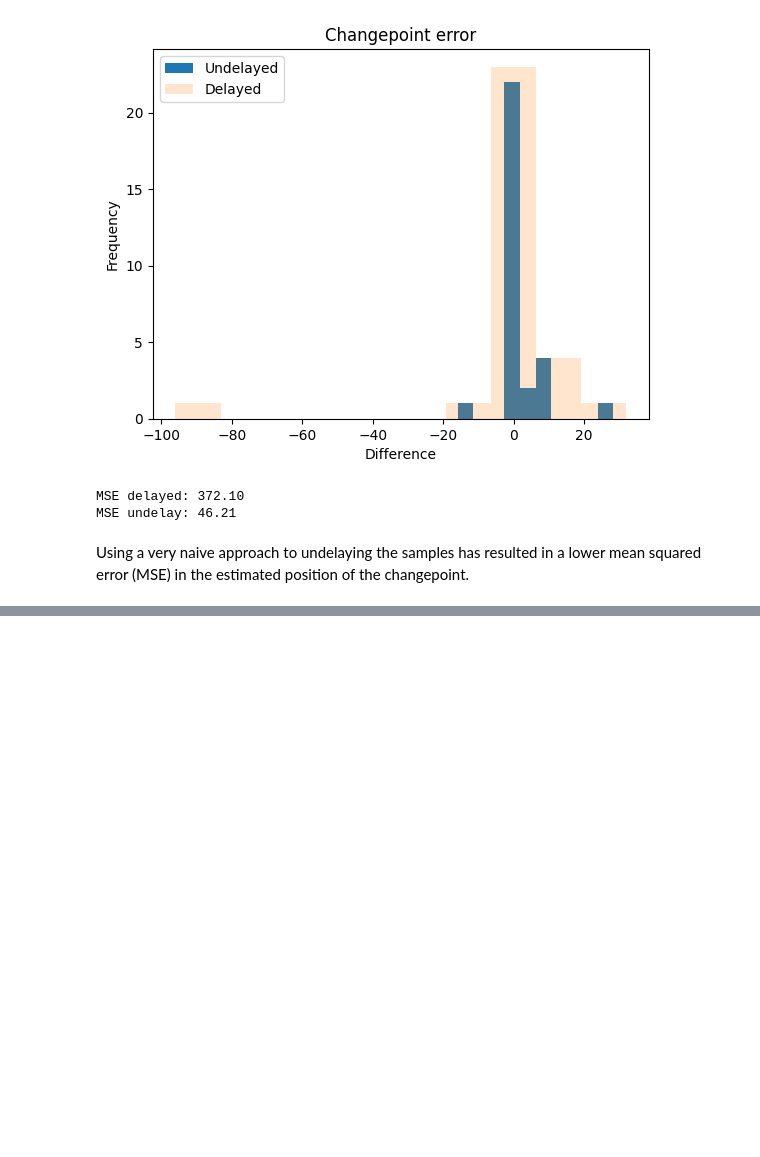
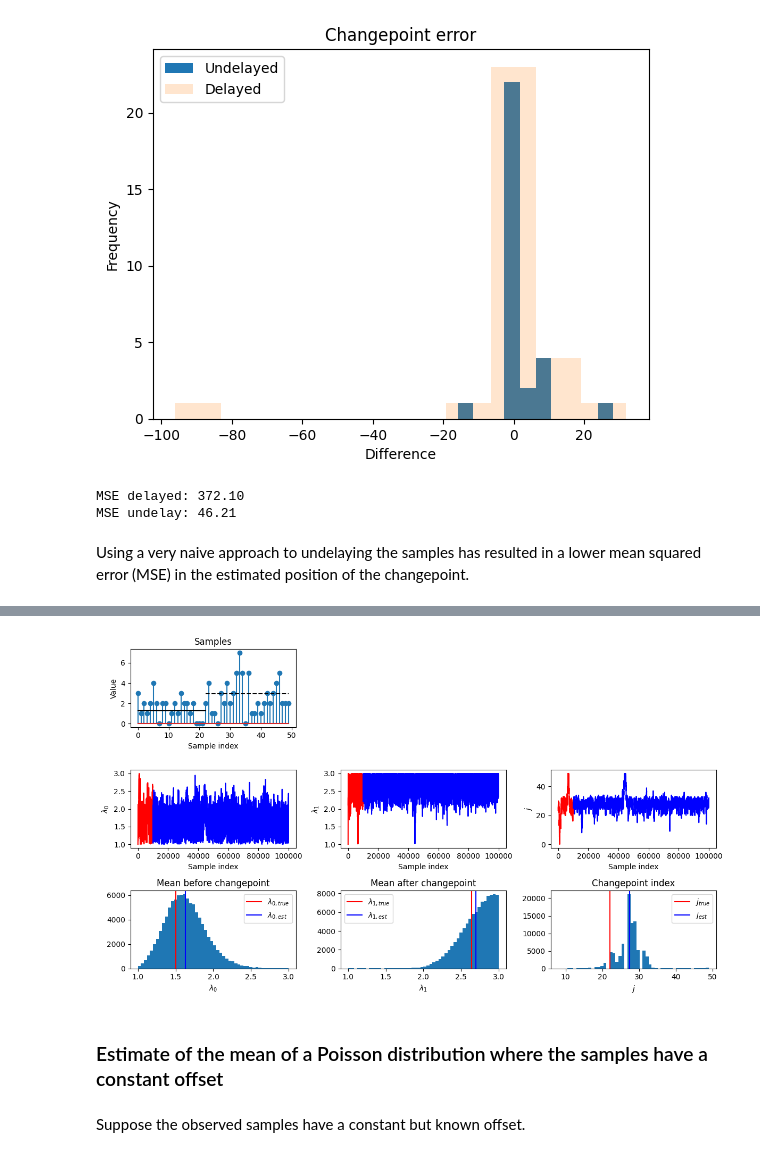
Before and after one commit to cdclaxton/learning, a Jupyter notebook: Python/DataScience/exploratory-notebooks/Changepoint detection with delayed samples.ipynb, the cells around one changed output, grey strips where cells are left out. Cells and saved outputs as stored; diff of their text form; code cells hidden in the pictures; blank space fills up the shorter version.

```diff
--- a/Python/DataScience/exploratory-notebooks/Changepoint detection with delayed samples.ipynb
+++ b/Python/DataScience/exploratory-notebooks/Changepoint detection with delayed samples.ipynb
@@ -634,0 +688,7 @@ Using a very naive approach to undelaying the samples has resulted in a lower me
+# %%
+def log_likelihood(x: np.ndarray, lam: float, a: float, b:float):
+    if lam < a or lam > b:
+        return -np.inf
+
+    N = len(x)
+    return -np.log(b-a) - N*lam + np.log(lam)*np.sum(x) - np.sum(np.log(scipy.special.factorial(x)))
@@ -634,0 +803,12 @@ Using a very naive approach to undelaying the samples has resulted in a lower me
+# %%
+a = 1
+b = 3
+N = 50
+
+lambda_0 = np.random.uniform(a, b)  # Mean before the changepoint
+lambda_1 = np.random.uniform(a, b)  # Mean after the changepoint
+j = np.random.randint(1, N-1)       # Changepoint index
+
+x = np.zeros(N)
+x[:j] = np.random.poisson(lam=lambda_0, size=j)    # Before the changepoint
+x[j:] = np.random.poisson(lam=lambda_1, size=N-j)  # After the changepoint
@@ -634,0 +851,61 @@ Using a very naive approach to undelaying the samples has resulted in a lower me
+# %%
+fig = plt.figure(figsize=(12,7))
+
+plt.subplot(3, 3, 1)
+plt.stem(x)
+plt.plot(np.arange(0, j+1), lambda_0*np.ones(j+1), '-k', label='$\\lambda_0$')
+plt.plot(np.arange(j, N), lambda_1*np.ones(N - j), '--k', label='$\\lambda_1$')
+plt.xlabel('Sample index')
+plt.ylabel('Value')
+plt.title('Samples')
+
+plt.subplot(3, 3, 4)
+plt.plot(range(burnin), lam_0[:burnin], 'r', label='Burnin')
+plt.plot(range(burnin, len(lam_0)), lam_0[burnin:], 'b')
+plt.xlabel('Sample index')
+plt.ylabel('$\\lambda_0$')
+
+plt.subplot(3, 3, 5)
+plt.plot(range(burnin), lam_1[:burnin], 'r', label='Burnin')
+plt.plot(range(burnin, len(lam_1)), lam_1[burnin:], 'b')
+plt.xlabel('Sample index')
+plt.ylabel('$\\lambda_1$')
+
+plt.subplot(3, 3, 6)
+plt.plot(range(burnin), j_est[:burnin], 'r', label='Burnin')
+plt.plot(range(burnin, len(j_est)), j_est[burnin:], 'b')
+plt.xlabel('Sample index')
+plt.ylabel('$j$')
+
+plt.subplot(3, 3, 7)
+plt.hist(lam_0, bins=50)
+plt.axvline(x=np.mean(x[:j]), color='r', label='$\\lambda_{0,true}$')
+plt.axvline(x=np.mean(lam_0[burnin:]), color='b', label='$\\lambda_{0,est}$')
+plt.xlabel('$\\lambda_0$')
+plt.title('Mean before changepoint')
+plt.legend()
+
+plt.subplot(3, 3, 8)
+plt.hist(lam_1, bins=50)
+plt.axvline(x=np.mean(x[j:]), color='r', label='$\\lambda_{1,true}$')
+plt.axvline(x=np.mean(lam_1[burnin:]), color='b', label='$\\lambda_{1,est}$')
+plt.xlabel('$\\lambda_1$')
+plt.title('Mean after changepoint')
+plt.legend()
+
+plt.subplot(3, 3, 9)
+plt.hist(j_est[burnin:], bins=50)
+plt.axvline(x=j, color='r', label='$j_{true}$')
+plt.axvline(x=np.mean(j_est[burnin:]), color='b', label='$j_{est}$')
+plt.xlabel('$j$')
+plt.title('Changepoint index')
+plt.legend()
+
+plt.tight_layout()
+plt.show()
+# %% [output]
+[figure, added]
+# %% [markdown]
+### Estimate of the mean of a Poisson distribution where the samples have a constant offset
+# %% [markdown]
+Suppose the observed samples have a constant but known offset.
```
Also changed, not shown: parts of 19 cells of this notebook.
